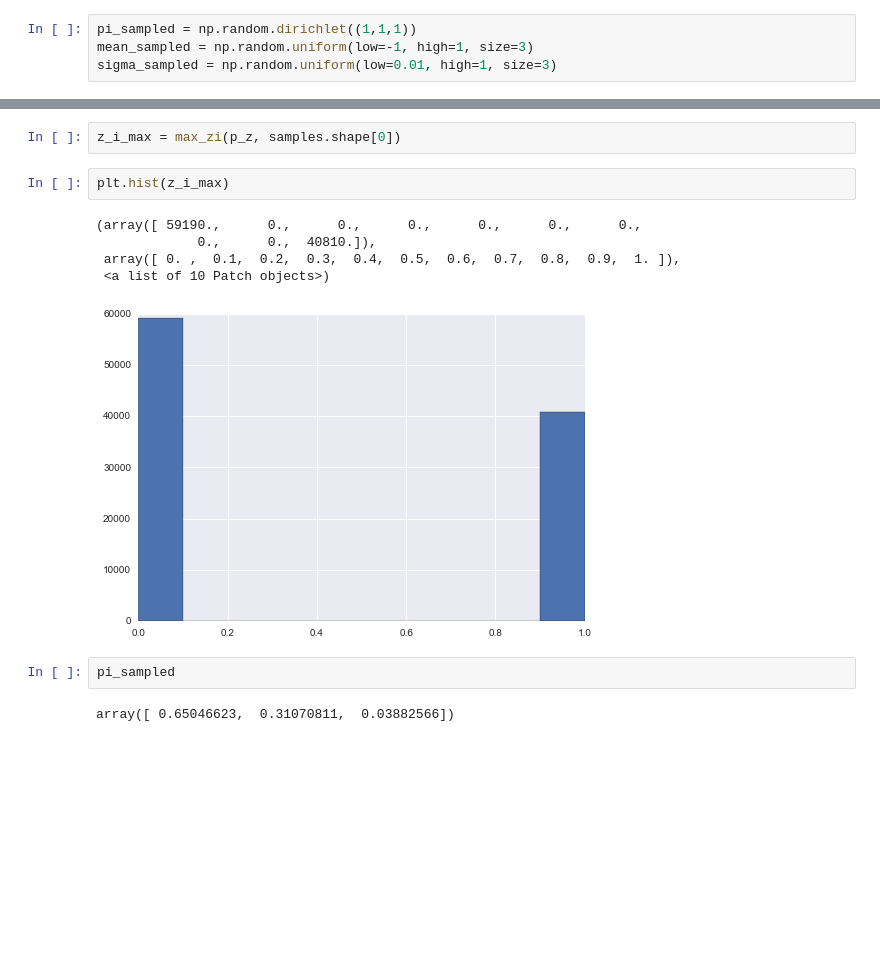
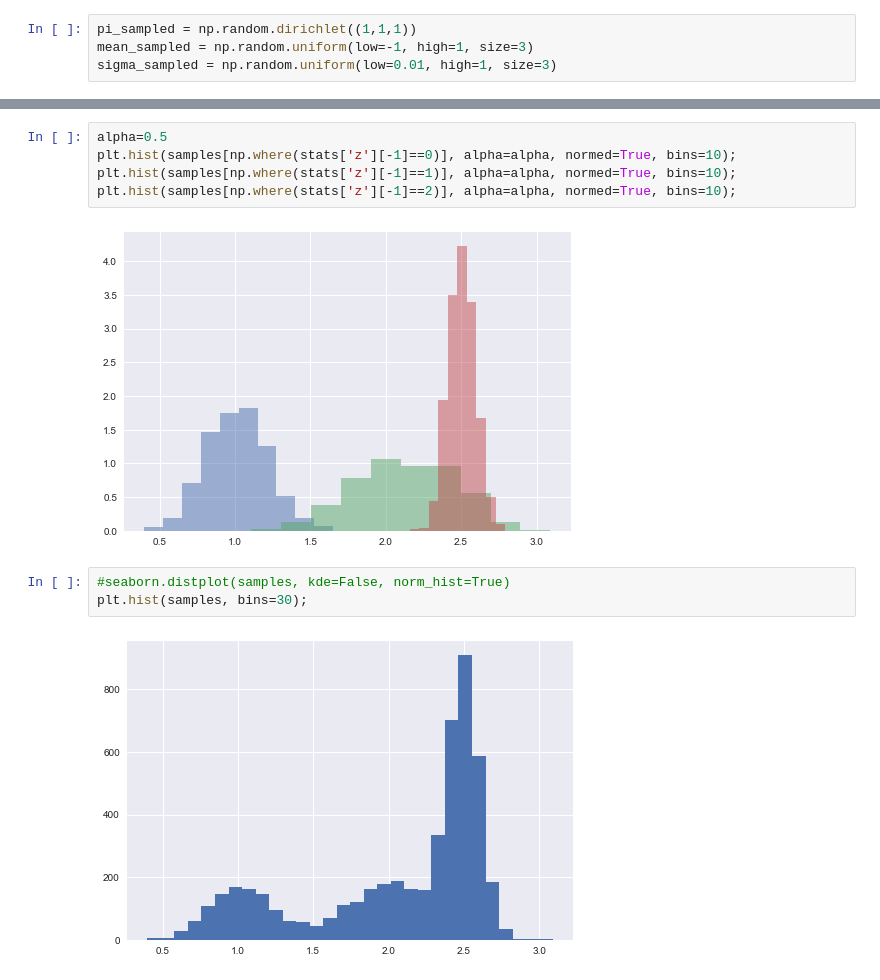
Before and after one commit to ChayaSt/Plots, a Jupyter notebook: Gibbs_sampler_GMM.ipynb, the cells around one changed output, grey strips where cells are left out. Drawn from its saved outputs; the diff is of its cells as text; blank space fills up the shorter version.

```diff
--- a/Gibbs_sampler_GMM.ipynb
+++ b/Gibbs_sampler_GMM.ipynb
@@ -192,14 +181,12 @@ plt.hist(z_i)
-# %%
-z_i_max = max_zi(p_z, samples.shape[0])
-# %%
-plt.hist(z_i_max)
-# %% [output]
-(array([ 59190.,      0.,      0.,      0.,      0.,      0.,      0.,
-             0.,      0.,  40810.]),
- array([ 0. ,  0.1,  0.2,  0.3,  0.4,  0.5,  0.6,  0.7,  0.8,  0.9,  1. ]),
- <a list of 10 Patch objects>)
-[figure, removed]
-# %%
-pi_sampled
-# %% [output]
-array([ 0.65046623,  0.31070811,  0.03882566])
+# %%
+alpha=0.5
+plt.hist(samples[np.where(stats['z'][-1]==0)], alpha=alpha, normed=True, bins=10);
+plt.hist(samples[np.where(stats['z'][-1]==1)], alpha=alpha, normed=True, bins=10);
+plt.hist(samples[np.where(stats['z'][-1]==2)], alpha=alpha, normed=True, bins=10);
+# %% [output]
+[figure, added]
+# %%
+#seaborn.distplot(samples, kde=False, norm_hist=True)
+plt.hist(samples, bins=30);
+# %% [output]
+[figure, added]
```
Also changed, not shown: parts of 16 cells of this notebook.
